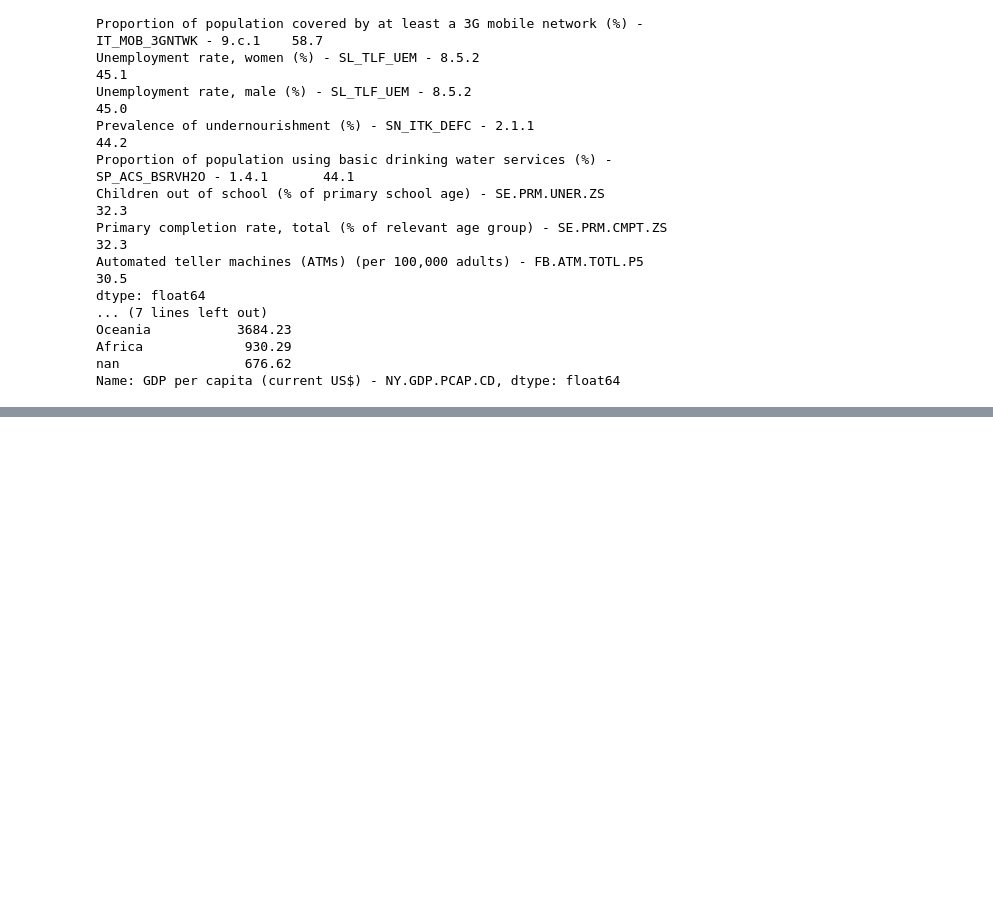
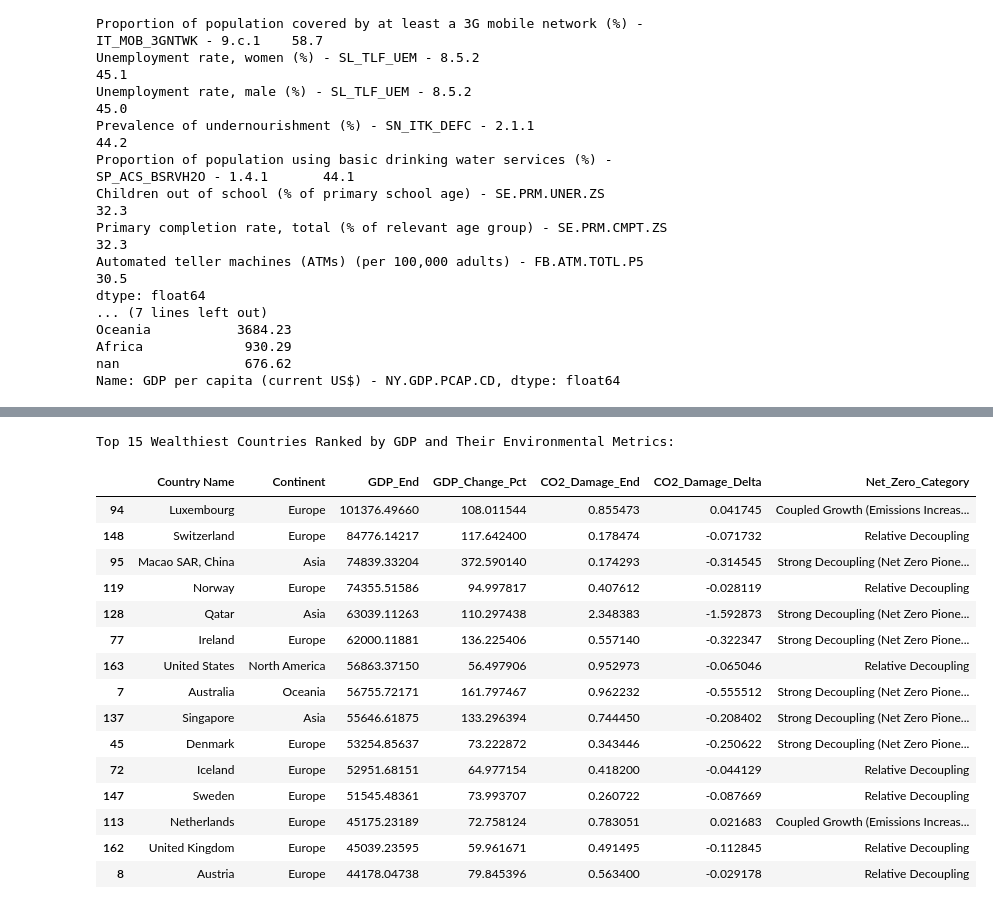
Before and after one commit to chinl00n/capstone, a Jupyter notebook: Sustain.ipynb, the cells around one changed output, grey strips where cells are left out. Drawn from its saved outputs; the diff is of its cells as text; code cells hidden in the pictures; blank space fills up the shorter version.

```diff
--- a/Sustain.ipynb
+++ b/Sustain.ipynb
@@ -69,0 +73,30 @@ Name: GDP per capita (current US$) - NY.GDP.PCAP.CD, dtype: float64
+# %%
+import numpy as np
+
+# Identify the correct GDP and CO2 columns
+gdp_col = 'GDP per capita (current US$) - NY.GDP.PCAP.CD'
+
+# Prioritize actual carbon dioxide damage or emissions columns
+possible_co2_cols = [col for col in df.columns if 'CO2' in col.upper() or 'CARBON' in col.upper()]
+# Sort them to prioritize 'carbon dioxide' damage specifically if available
+possible_co2_cols.sort(key=lambda x: 'DAMAGE' in x.upper(), reverse=True)
+
+if possible_co2_cols:
+    co2_col = possible_co2_cols[0]
+    print(f"Using GDP column: {gdp_col}")
+    print(f"Found and using CO2/Carbon column: {co2_col}")
+
+    # Filter out rows missing core region or economic metadata
+    df_clean = df.dropna(subset=['Continent', 'Country Name', gdp_col]).copy()
+
+    # Create a structured continent-to-country hierarchical summary
+    hierarchy_summary = df_clean.groupby(['Continent', 'Country Name']).agg(
+        mean_gdp=(gdp_col, 'mean'),
+        mean_co2=(co2_col, 'mean'),
+        data_points=(gdp_col, 'count')
+    ).reset_index()
+
+    print("\nContinent-Country Hierarchy Summary Preview:")
+    display(hierarchy_summary.head(15))
+else:
+    print("Could not automatically locate a CO2/Carbon column.")
@@ -69,0 +366,32 @@ Name: GDP per capita (current US$) - NY.GDP.PCAP.CD, dtype: float64
+# %%
+# Rank countries by GDP_End to find the wealthiest economies, then inspect their environmental impacts
+largest_economies = trends_df.sort_values(by='GDP_End', ascending=False)
+
+print("Top 15 Wealthiest Countries Ranked by GDP and Their Environmental Metrics:")
+display(largest_economies[[
+    'Country Name',
+    'Continent',
+    'GDP_End',
+    'GDP_Change_Pct',
+    'CO2_Damage_End',
+    'CO2_Damage_Delta',
+    'Net_Zero_Category'
+]].head(15))
+# %% [output]
+Top 15 Wealthiest Countries Ranked by GDP and Their Environmental Metrics:
+|  | Country Name | Continent | GDP_End | GDP_Change_Pct | CO2_Damage_End | CO2_Damage_Delta | Net_Zero_Category |
+| 94 | Luxembourg | Europe | 101376.49660 | 108.011544 | 0.855473 | 0.041745 | Coupled Growth (Emissions Increas... |
+| 148 | Switzerland | Europe | 84776.14217 | 117.642400 | 0.178474 | -0.071732 | Relative Decoupling |
+| 95 | Macao SAR, China | Asia | 74839.33204 | 372.590140 | 0.174293 | -0.314545 | Strong Decoupling (Net Zero Pione... |
+| 119 | Norway | Europe | 74355.51586 | 94.997817 | 0.407612 | -0.028119 | Relative Decoupling |
+| 128 | Qatar | Asia | 63039.11263 | 110.297438 | 2.348383 | -1.592873 | Strong Decoupling (Net Zero Pione... |
+| 77 | Ireland | Europe | 62000.11881 | 136.225406 | 0.557140 | -0.322347 | Strong Decoupling (Net Zero Pione... |
+| 163 | United States | North America | 56863.37150 | 56.497906 | 0.952973 | -0.065046 | Relative Decoupling |
+| 7 | Australia | Oceania | 56755.72171 | 161.797467 | 0.962232 | -0.555512 | Strong Decoupling (Net Zero Pione... |
+| 137 | Singapore | Asia | 55646.61875 | 133.296394 | 0.744450 | -0.208402 | Strong Decoupling (Net Zero Pione... |
+| 45 | Denmark | Europe | 53254.85637 | 73.222872 | 0.343446 | -0.250622 | Strong Decoupling (Net Zero Pione... |
+| 72 | Iceland | Europe | 52951.68151 | 64.977154 | 0.418200 | -0.044129 | Relative Decoupling |
+| 147 | Sweden | Europe | 51545.48361 | 73.993707 | 0.260722 | -0.087669 | Relative Decoupling |
+| 113 | Netherlands | Europe | 45175.23189 | 72.758124 | 0.783051 | 0.021683 | Coupled Growth (Emissions Increas... |
+| 162 | United Kingdom | Europe | 45039.23595 | 59.961671 | 0.491495 | -0.112845 | Relative Decoupling |
+| 8 | Austria | Europe | 44178.04738 | 79.845396 | 0.563400 | -0.029178 | Relative Decoupling |
```
Also changed, not shown: parts of 23 cells of this notebook.
